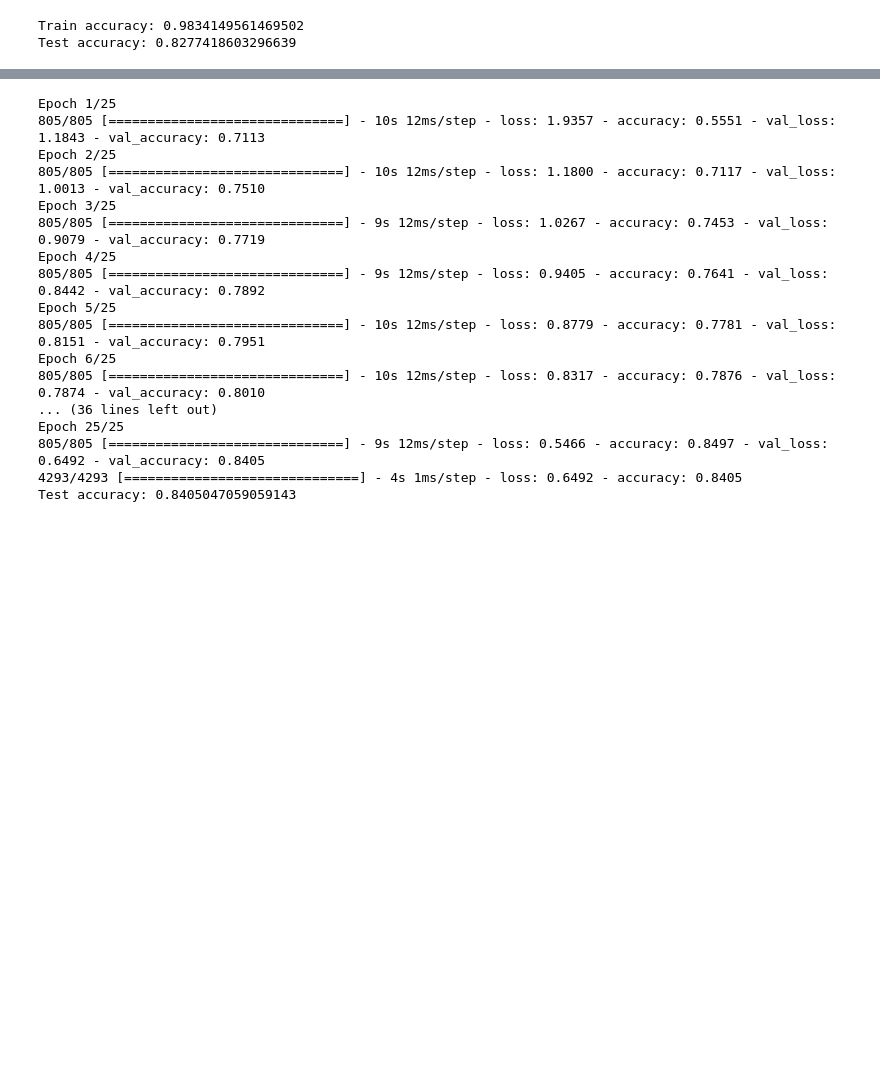
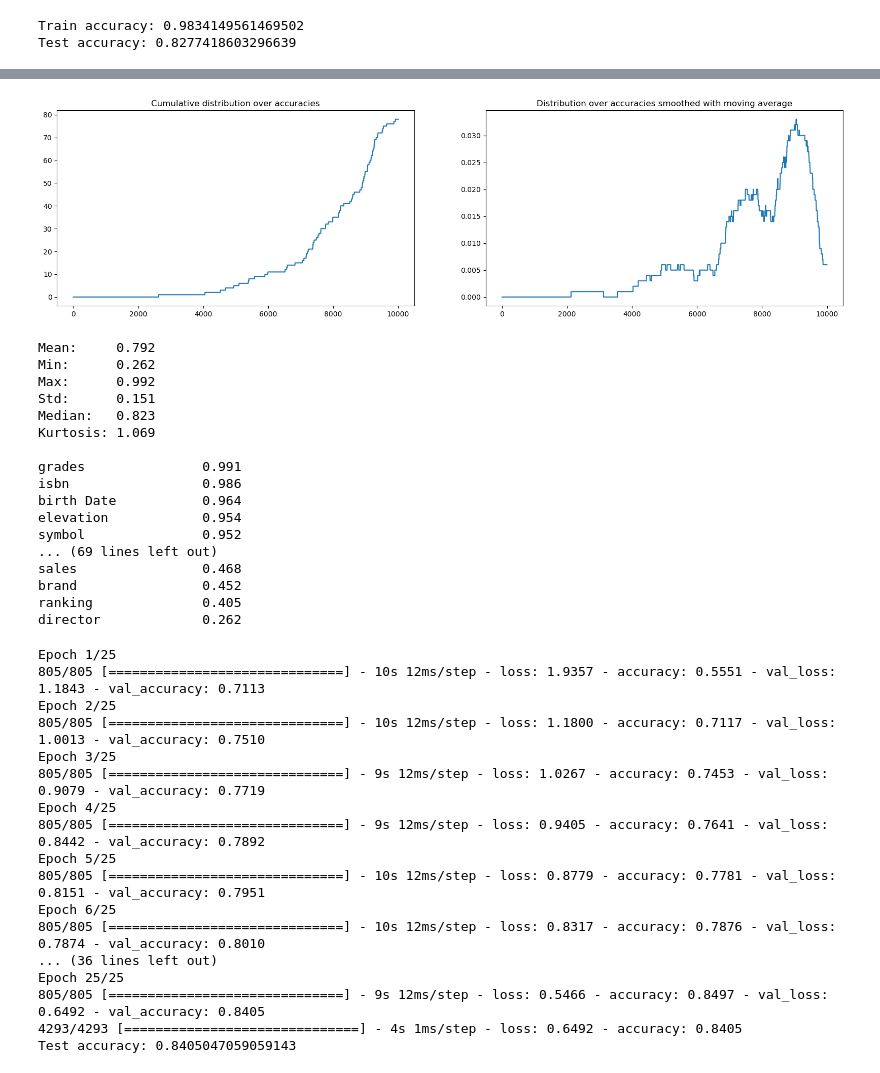
Before and after one commit to rureirureirurei/cat, a Jupyter notebook: overview.ipynb, the cells around one changed output, grey strips where cells are left out. Saved outputs shown, nothing was run; the diff lists cells and outputs as text; code cells hidden in the pictures; blank space fills up the shorter version.

Commit message:
Added independent accuracy visualisation

```diff
--- a/overview.ipynb
+++ b/overview.ipynb
@@ -254,3 +257,79 @@ Test accuracy: 0.8277418603296639
+# %%
+"""
+Here we compute the accuracies for each category independently and bunch of statystical features.
+Obviously, some categories are easier to identify due to their fixed syntax, while others' structures
+can vary strongly.
+
+TODO make offseted fancy output as a function
+TODO nparray from dict values as a function
+
+"""
+
+test_guessed = random_forest.predict(x_test_features) == y_test[:x_test_features.shape[0]]
+
+percentage_guessed = {}
+
+for cat in cats:
+    indices = (y_test[:x_test_features.shape[0]] == cat)
+    n = indices.sum()
+    percentage_guessed[cat] = test_guessed[indices].sum() / n
+
+sorted_percentage_guessed = dict(sorted(percentage_guessed.items(), key=lambda x: x[1], reverse=True))
+
+values = np.array(list(sorted_percentage_guessed.values()))
+
+GRID_DENSITY = 10000
+
+grid = np.zeros(GRID_DENSITY)
+for val in values:
+    grid[int(val * GRID_DENSITY)] += 1
+
+# create a plot
+
+fig, axs = plt.subplots(1, 2, figsize=(20,5))
+
+axs[0].plot(np.cumsum(grid))
+axs[0].set_title('Cumulative distribution over accuracies')
+
+ma_size = 1000
+kernel = np.ones(ma_size) / ma_size
+
+grid = np.convolve(grid, kernel, mode='same')
+axs[1].plot(grid)
+axs[1].set_title('Distribution over accuracies smoothed with moving average')
+
+
+plt.show()
+
+
+print(f"Mean:     {values.mean():.3g}")
+print(f"Min:      {values.min():.3g}")
+print(f"Max:      {values.max():.3g}")
+print(f"Std:      {values.std():.3g}")
+print(f"Median:   {np.median(values):.3g}")
+print(f"Kurtosis: {(np.mean((values - np.mean(values))**4) / np.mean((values - np.mean(values))**2)**2 - 3):.4g}\n")
+
+for a in sorted_percentage_guessed:
+    print(a + (20 - len(a)) * ' ', str(sorted_percentage_guessed[a])[:5])
+# %% [output]
+[figure, added]
+Mean:     0.792
+Min:      0.262
+Max:      0.992
+Std:      0.151
+Median:   0.823
+Kurtosis: 1.069
+
+grades               0.991
+isbn                 0.986
+birth Date           0.964
+elevation            0.954
+symbol               0.952
+... (69 lines left out)
+sales                0.468
+brand                0.452
+ranking              0.405
+director             0.262
 # %%
 """
 Train model (2) Neural Network
```
Also changed, not shown: parts of 2 cells of this notebook, 1 other file.
